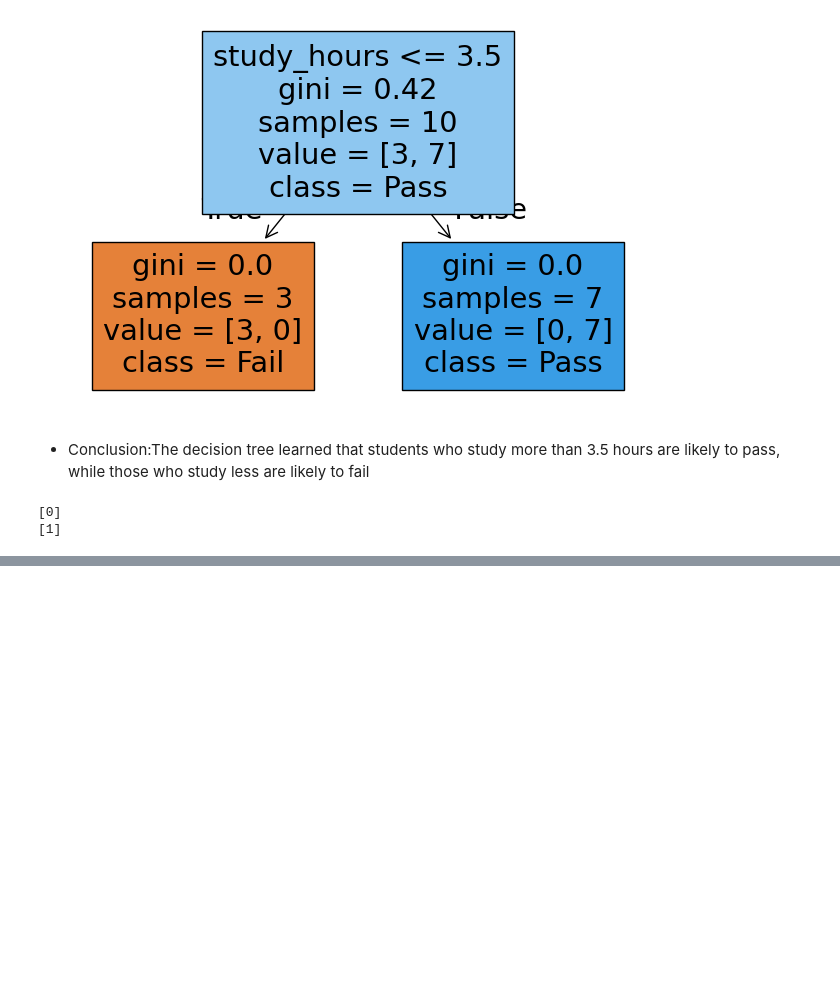
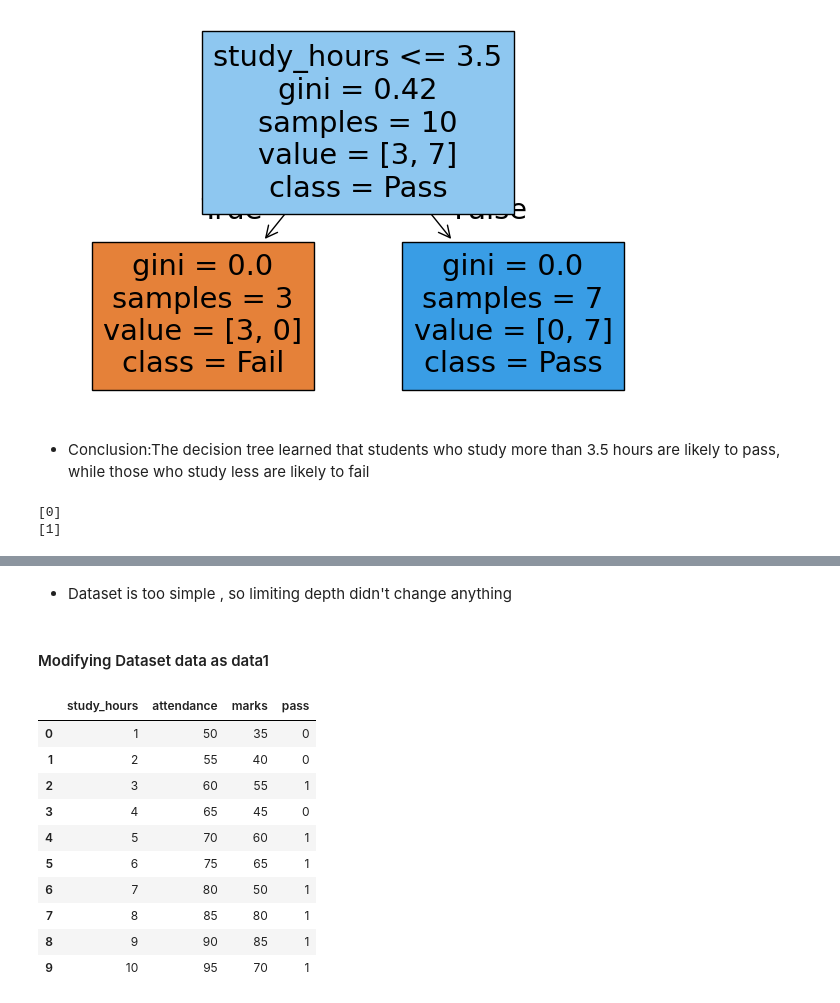
Before and after one commit to Sushant2103-afk/data-science-learning, a Jupyter notebook: notebooks/day12_revision_pipeline.ipynb, the cells around one changed output, grey strips where cells are left out. Saved outputs shown, nothing was run; the diff lists cells and outputs as text; code cells hidden in the pictures; blank space fills up the shorter version.

```diff
--- a/notebooks/day12_revision_pipeline.ipynb
+++ b/notebooks/day12_revision_pipeline.ipynb
@@ -223,0 +239,4 @@ print(predict2)
+# %% [markdown]
+- Dataset is too simple , so limiting depth didn't change anything
+# %% [markdown]
+#### Modifying Dataset data as data1
@@ -223,0 +251,14 @@ print(predict2)
+# %%
+data1
+# %% [output]
+|  | study_hours | attendance | marks | pass |
+| 0 | 1 | 50 | 35 | 0 |
+| 1 | 2 | 55 | 40 | 0 |
+| 2 | 3 | 60 | 55 | 1 |
+| 3 | 4 | 65 | 45 | 0 |
+| 4 | 5 | 70 | 60 | 1 |
+| 5 | 6 | 75 | 65 | 1 |
+| 6 | 7 | 80 | 50 | 1 |
+| 7 | 8 | 85 | 80 | 1 |
+| 8 | 9 | 90 | 85 | 1 |
+| 9 | 10 | 95 | 70 | 1 |
```
Also changed, not shown: parts of 8 cells of this notebook.
